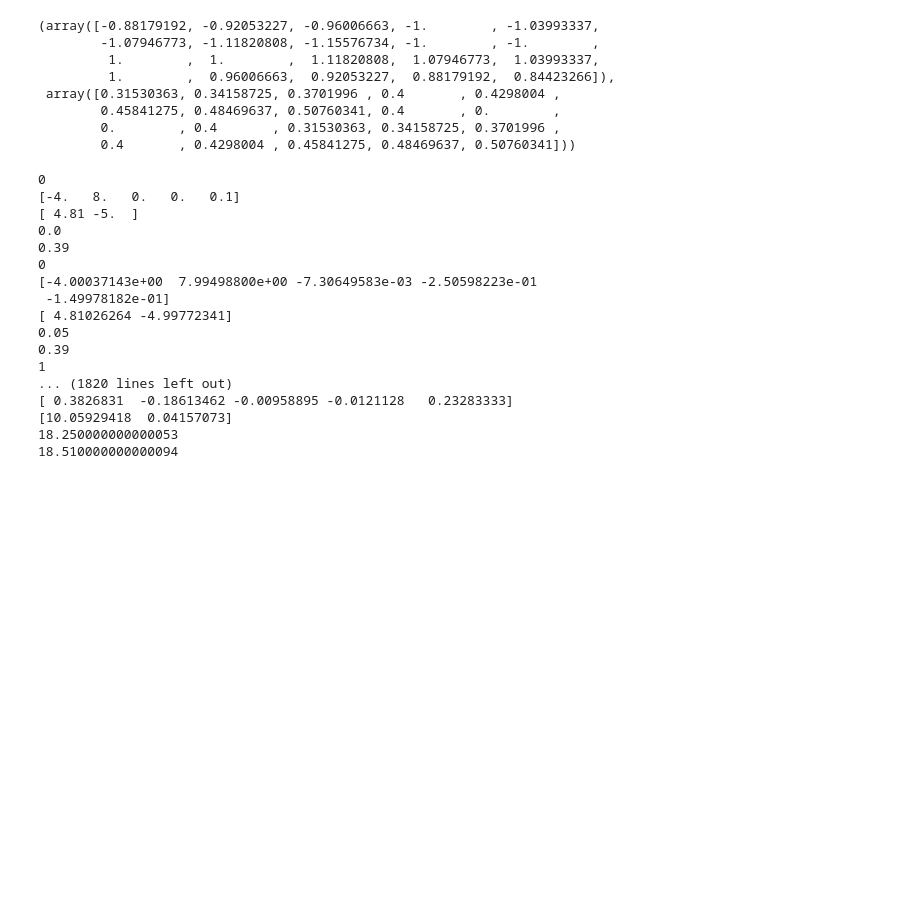
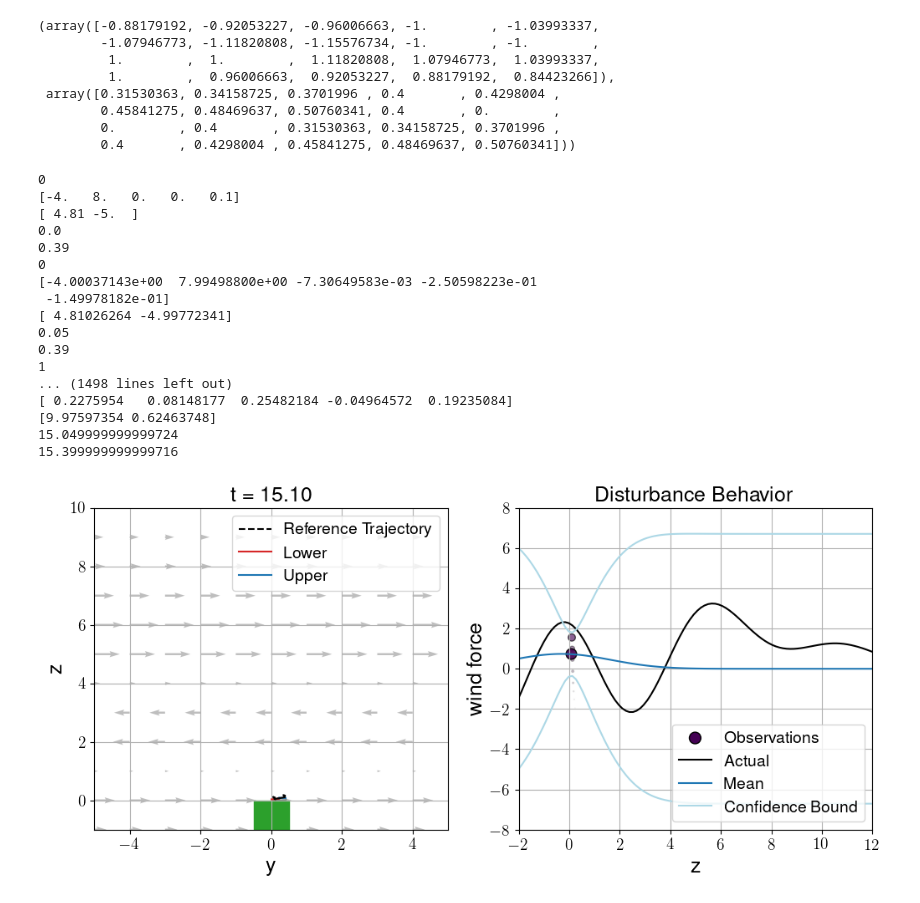
Before and after one commit to caoenqi/rta_mmtvgp, a Jupyter notebook: rta_tvgp.ipynb, the cells around one changed output. Drawn from its saved outputs; the diff is of its cells as text; code cells hidden in the pictures; blank space fills up the shorter version.

```diff
--- a/rta_matlab_compare_tvgp.ipynb
+++ b/rta_tvgp.ipynb
@@ -1065,7 +1051,7 @@ current_int = irx.icentpert(current_state, x0_buf)
 current_time = 0.0
 traj_idx = 0
 sim_dt = 0.05
-sim_length = 20.0
+sim_length = 15.0
 thresh = 0.7
 synthesize_controller = 0 #0 = Don't, 1 = LMI, 2 = LQR
 sim_K = feedback_K
@@ -1348,39 +1334,41 @@ def update(frame):
             plt.show()
             print("Saving tikz figure")
             matplot2tikz.clean_figure()
             filename = "tex/landing_sim_tvgp_withobs_ogdyn_simple_%1.2f.tex" % current_time
             matplot2tikz.save(filename, figure=fig, axis_width=r'\figurewidth', axis_height=r'\figureheight', extra_axis_parameters=['legend style={font=\tiny}'])
 
     if SAVE_PDF:
         if (frame+2) % 20 == 0:
             # plt.show()
             print("Saving pdf figure")
             filename = "pdf/rta_nosynth_%1.2f.pdf" % current_time
             plt.savefig(filename, format="pdf", bbox_inches="tight")
 
 
     return (nominal, lower, upper, quad, start_patch, end_patch, titletime)
 
 ani = animation.FuncAnimation(fig=fig, func=update, frames=int(sim_length/sim_dt), interval=int(sim_dt*1000))
-ani.save(filename="test_workingsigma.gif", writer="pillow")
+ani.save(filename="rta_tvgp.mp4", writer=animation.FFMpegWriter(fps=1.0/sim_dt))
+# ani.save(filename="rta_tvgp.gif", writer="pillow")
 # %% [output]
 0
 [-4.   8.   0.   0.   0.1]
 [ 4.81 -5.  ]
 0.0
 0.39
 0
 [-4.00037143e+00  7.99498800e+00 -7.30649583e-03 -2.50598223e-01
  -1.49978182e-01]
 [ 4.81026264 -4.99772341]
 0.05
 0.39
 1
-... (1820 lines left out)
-[ 0.3826831  -0.18613462 -0.00958895 -0.0121128   0.23283333]
-[10.05929418  0.04157073]
-18.250000000000053
-18.510000000000094
+... (1498 lines left out)
+[ 0.2275954   0.08148177  0.25482184 -0.04964572  0.19235084]
+[9.97597354 0.62463748]
+15.049999999999724
+15.399999999999716
+[figure, added]
 # %%
 print(np.max(collection_time_arr))
 print(np.mean(collection_time_arr))
```
Also changed, not shown: parts of 11 cells of this notebook, 1 other file.
